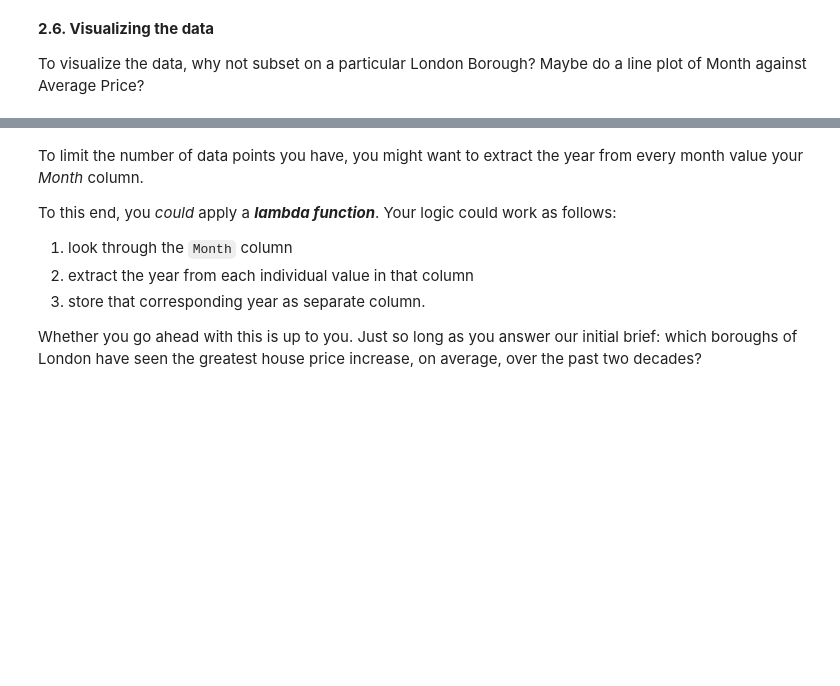
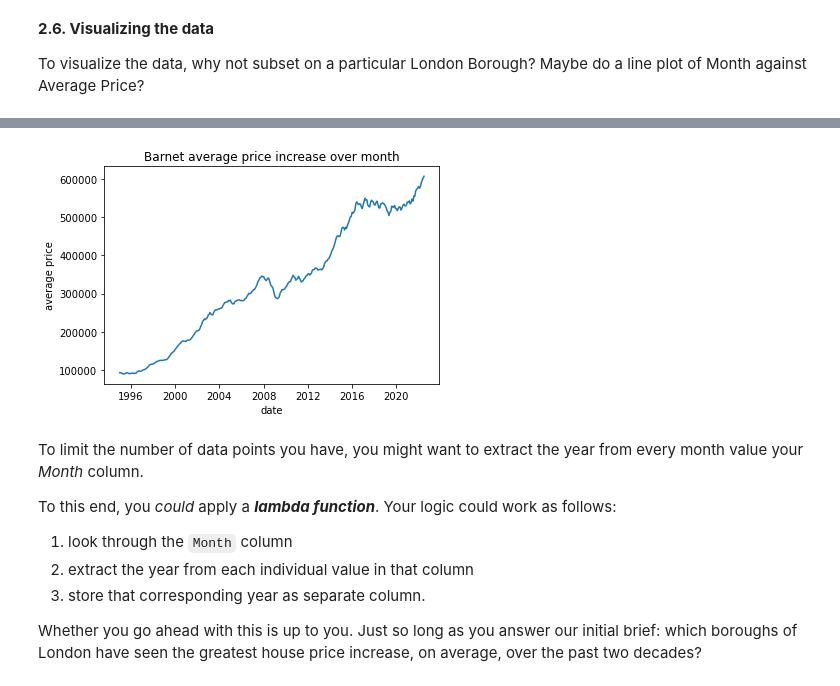
Before and after one commit to akshatgarg7/week4_springboard, a Jupyter notebook: Unit 4 Challenge - Tier 3.ipynb, the cells around one changed output, grey strips where cells are left out. Cells and saved outputs as stored; diff of their text form; code cells hidden in the pictures; blank space fills up the shorter version.

```diff
--- a/Unit 4 Challenge - Tier 3.ipynb
+++ b/Unit 4 Challenge - Tier 3.ipynb
@@ -202,0 +339,3 @@ Remember to make sure your column data types are all correct. Average prices, fo
+# %%
+properties_melt.average_price = pd.to_numeric(properties_melt.average_price)
+properties_melt.info()
@@ -208,0 +384,3 @@ Check out the contents of the London Borough column, and if you find null values
+# %%
+properties_clean = properties_melt.dropna()
+properties_clean.isnull().sum() # no null value left
@@ -208,0 +393,9 @@ Check out the contents of the London Borough column, and if you find null values
+# %%
+# still need to work on invalid borough
+nonBoroughs = ['Inner London', 'Outer London',
+               'NORTH EAST', 'NORTH WEST', 'YORKS & THE HUMBER',
+               'EAST MIDLANDS', 'WEST MIDLANDS',
+              'EAST OF ENGLAND', 'LONDON', 'SOUTH EAST',
+              'SOUTH WEST', 'England']
+properties_clean = properties_clean[~properties_clean.borough.isin(nonBoroughs)]
+properties_clean.borough.unique()
@@ -210,3 +412,6 @@ Check out the contents of the London Borough column, and if you find null values
 **2.6. Visualizing the data**
 
 To visualize the data, why not subset on a particular London Borough? Maybe do a line plot of Month against Average Price?
+# %%
+barnet = properties_clean[properties_clean.borough == 'Barnet']
+barnet.head()
@@ -213,3 +425,11 @@ To visualize the data, why not subset on a particular London Borough? Maybe do a
+# %%
+plt.plot(barnet.date,barnet.average_price)
+plt.xlabel('date')
+plt.ylabel('average price')
+plt.title('Barnet average price increase over month')
+plt.show()
+# %% [output]
+[figure, added]
 # %% [markdown]
 To limit the number of data points you have, you might want to extract the year from every month value your *Month* column.
 
```
Also changed, not shown: parts of 29 cells of this notebook.
